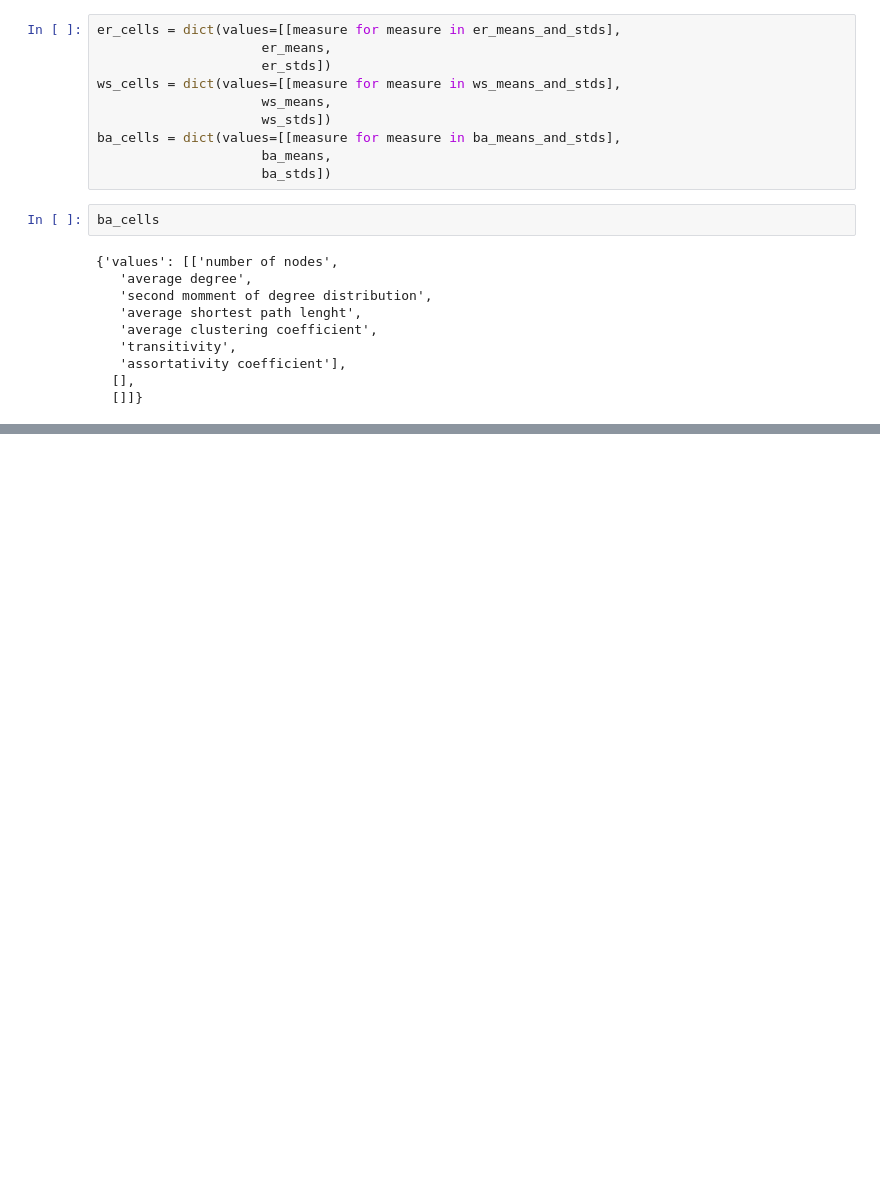
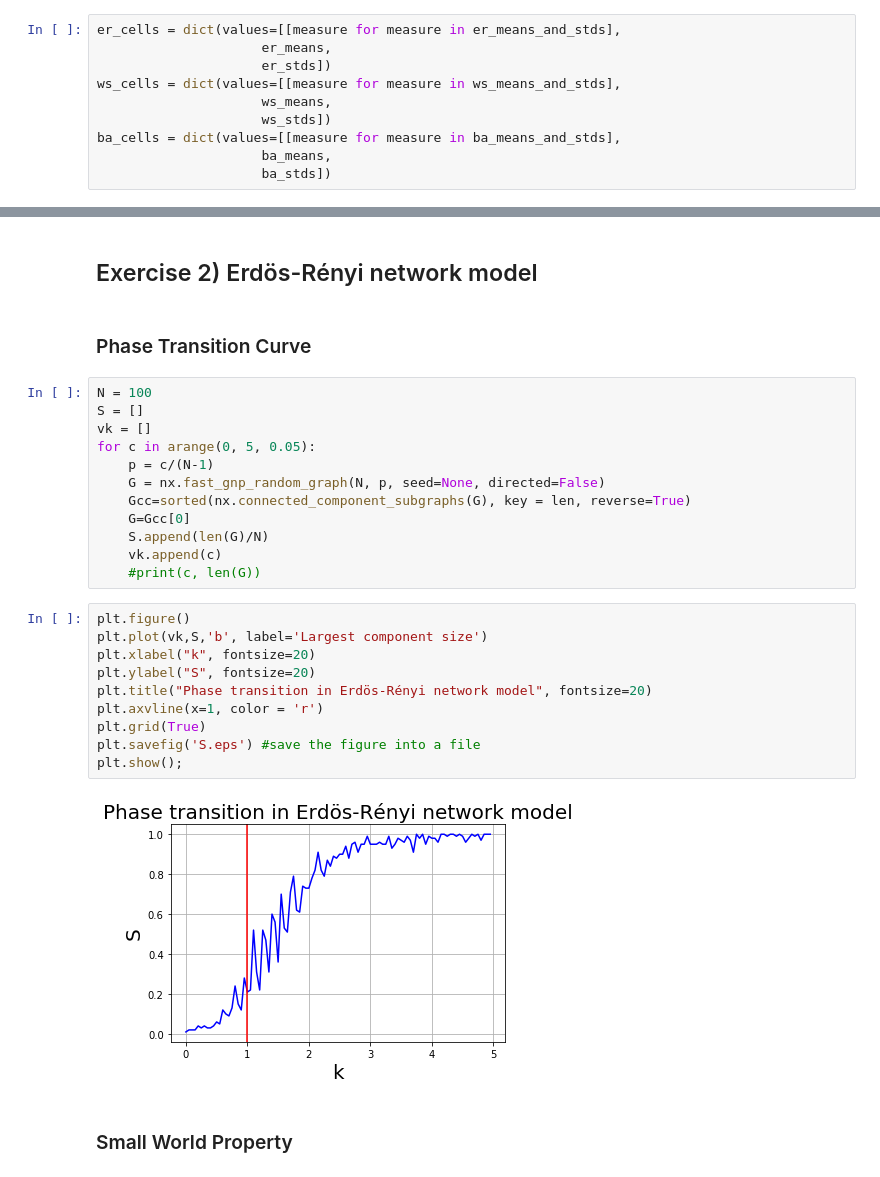
Before and after one commit to VitorBrisola/complex-networks-models, a Jupyter notebook: project3.ipynb, the cells around one changed output, grey strips where cells are left out. Saved outputs shown, nothing was run; the diff lists cells and outputs as text; blank space fills up the shorter version.

Commit message:
Erdos-Renyi model

```diff
--- a/project3.ipynb
+++ b/project3.ipynb
@@ -260,18 +264,6 @@ ws_cells = dict(values=[[measure for measure in ws_means_and_stds],
 ba_cells = dict(values=[[measure for measure in ba_means_and_stds],
                      ba_means,
                      ba_stds])
-# %%
-ba_cells
-# %% [output]
-{'values': [['number of nodes',
-   'average degree',
-   'second momment of degree distribution',
-   'average shortest path lenght',
-   'average clustering coefficient',
-   'transitivity',
-   'assortativity coefficient'],
-  [],
-  []]}
 # %%
 er_fig = go.Figure(data=[go.Table(header=er_headers,
                  cells=er_cells)
@@ -289,3 +281,33 @@ ba_fig.show()
 [interactive output not drawn]
 [interactive output not drawn]
 [interactive output not drawn]
+# %% [markdown]
+## Exercise 2) Erdös-Rényi network model
+# %% [markdown]
+### Phase Transition Curve
+# %%
+N = 100
+S = []
+vk = []
+for c in arange(0, 5, 0.05):
+    p = c/(N-1)
+    G = nx.fast_gnp_random_graph(N, p, seed=None, directed=False)
+    Gcc=sorted(nx.connected_component_subgraphs(G), key = len, reverse=True)
+    G=Gcc[0]
+    S.append(len(G)/N)
+    vk.append(c)
+    #print(c, len(G))
+# %%
+plt.figure()
+plt.plot(vk,S,'b', label='Largest component size')
+plt.xlabel("k", fontsize=20)
+plt.ylabel("S", fontsize=20)
+plt.title("Phase transition in Erdös-Rényi network model", fontsize=20)
+plt.axvline(x=1, color = 'r')
+plt.grid(True)
+plt.savefig('S.eps') #save the figure into a file
+plt.show();
+# %% [output]
+[figure, added]
+# %% [markdown]
+### Small World Property
```
Also changed, not shown: parts of 13 cells of this notebook, 42 other files.
